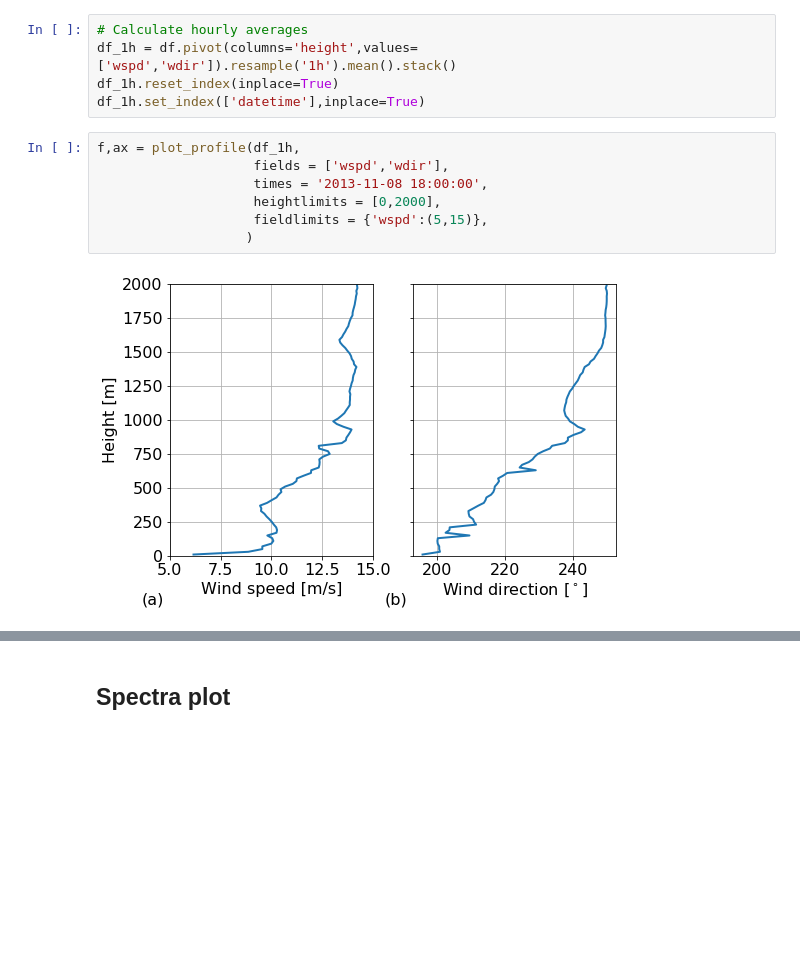
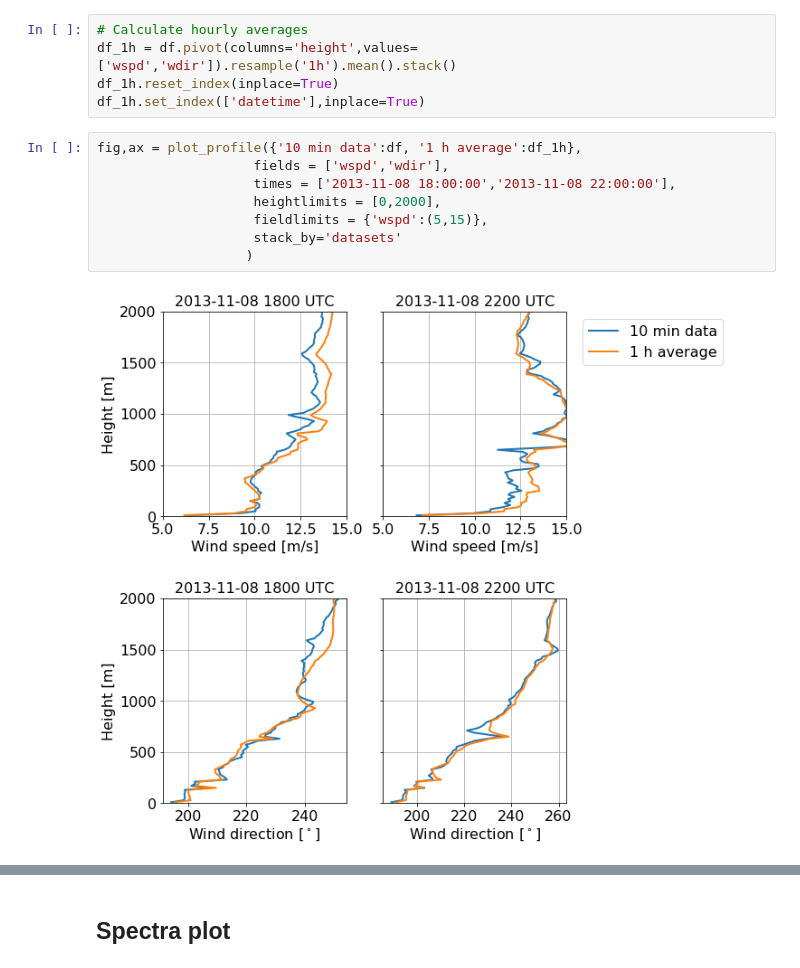
Before and after one commit to a2e-mmc/mmctools, a Jupyter notebook: example_plotting.ipynb, the cells around one changed output, grey strips where cells are left out. Cells and saved outputs as stored; diff of their text form; blank space fills up the shorter version.

```diff
--- a/example_plotting.ipynb
+++ b/example_plotting.ipynb
@@ -83,12 +84,13 @@ df_1h = df.pivot(columns='height',values=['wspd','wdir']).resample('1h').mean().
 df_1h.reset_index(inplace=True)
 df_1h.set_index(['datetime'],inplace=True)
 # %%
-f,ax = plot_profile(df_1h,
+fig,ax = plot_profile({'10 min data':df, '1 h average':df_1h},
                     fields = ['wspd','wdir'],
-                    times = '2013-11-08 18:00:00',
+                    times = ['2013-11-08 18:00:00','2013-11-08 22:00:00'],
                     heightlimits = [0,2000],
                     fieldlimits = {'wspd':(5,15)},
+                    stack_by='datasets'
                    )
 # %% [output]
-[figure, old version]
+[figure, new version]
 # %%
```
Also changed, not shown: parts of 6 cells of this notebook.
